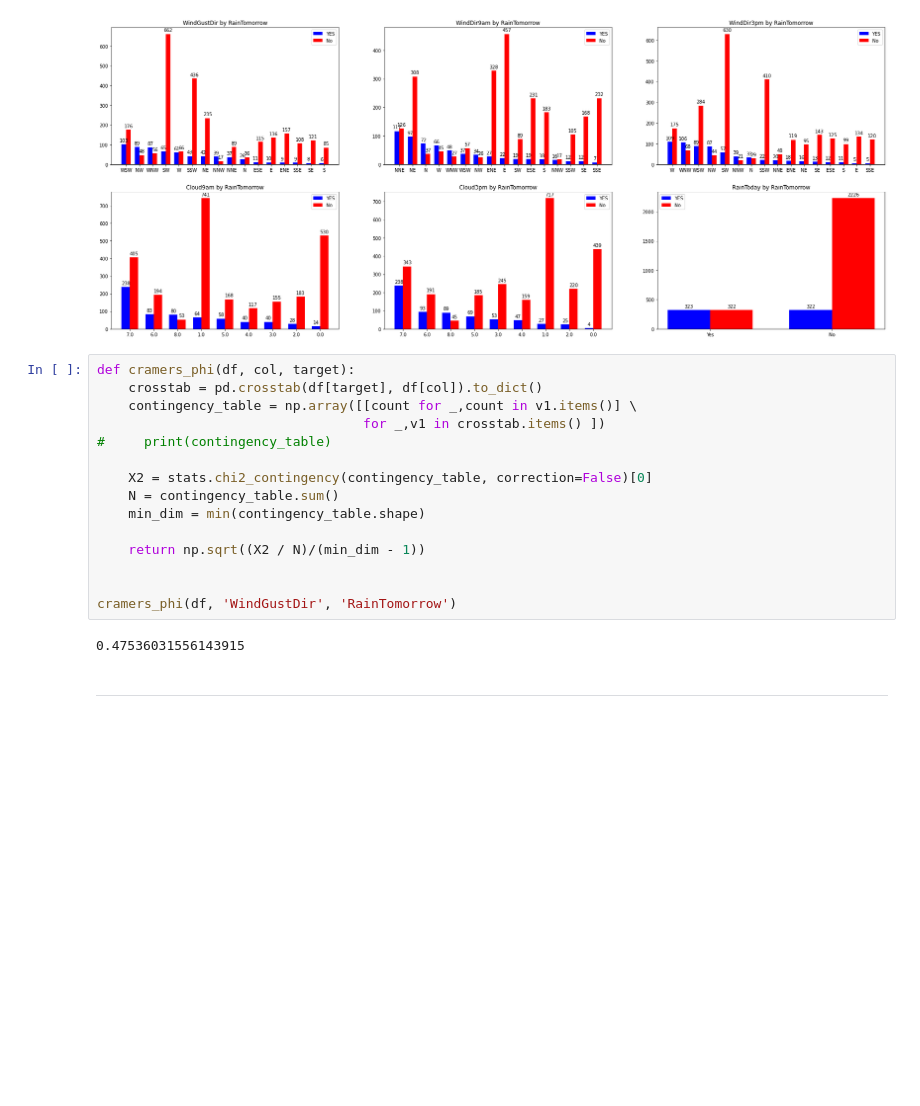
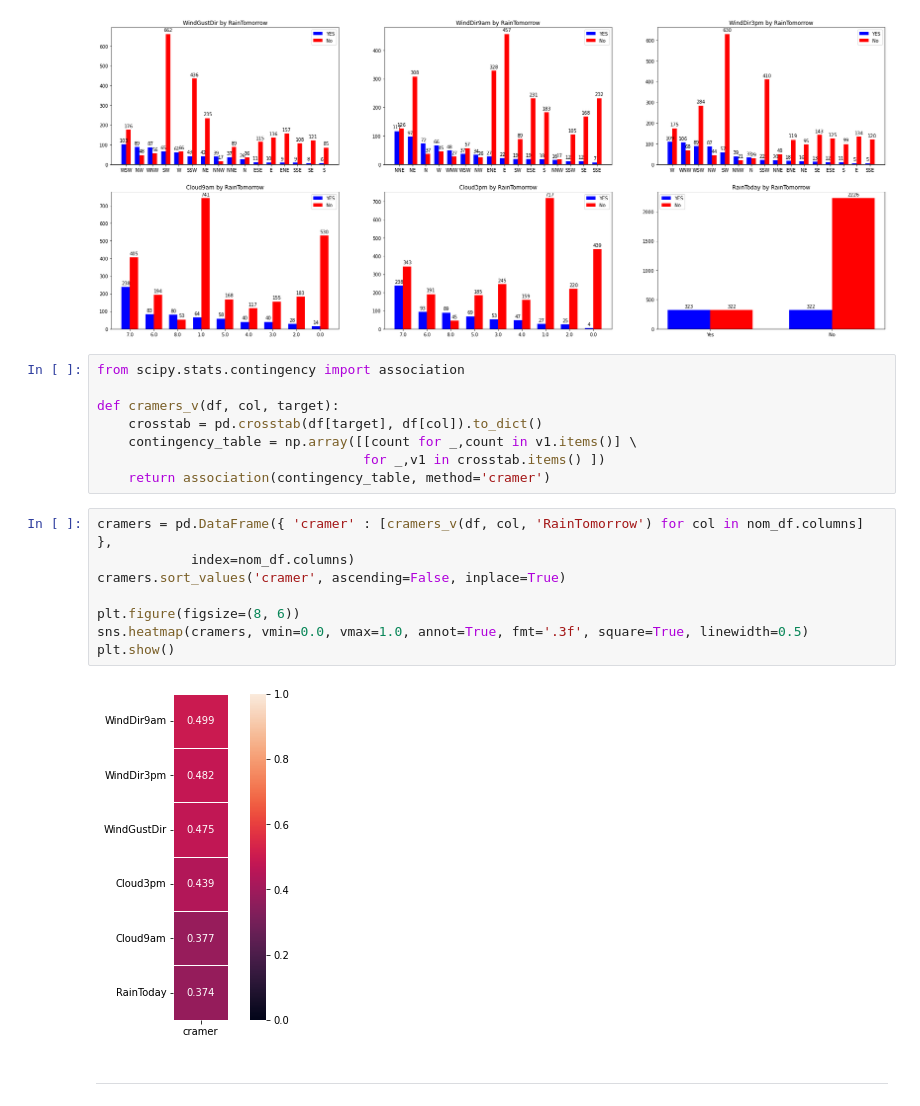
Before and after one commit to poolGolez/project-roosevelt, a Jupyter notebook: will-it-rain-in-perth.ipynb, the cells around one changed output. Drawn from its saved outputs; the diff is of its cells as text; blank space fills up the shorter version.

Commit message:
Plot heatmap for nominal attribute correlation

```diff
--- a/will-it-rain-in-perth.ipynb
+++ b/will-it-rain-in-perth.ipynb
@@ -1452,22 +1452,23 @@ plt.show()
 # %% [output]
 [figure]
 # %%
-def cramers_phi(df, col, target):
+from scipy.stats.contingency import association
+
+def cramers_v(df, col, target):
     crosstab = pd.crosstab(df[target], df[col]).to_dict()
     contingency_table = np.array([[count for _,count in v1.items()] \
                                   for _,v1 in crosstab.items() ])
-#     print(contingency_table)
-
-    X2 = stats.chi2_contingency(contingency_table, correction=False)[0]
-    N = contingency_table.sum()
-    min_dim = min(contingency_table.shape)
-
-    return np.sqrt((X2 / N)/(min_dim - 1))
-
-
-cramers_phi(df, 'WindGustDir', 'RainTomorrow')
+    return association(contingency_table, method='cramer')
-# %% [output]
-0.47536031556143915
+# %%
+cramers = pd.DataFrame({ 'cramer' : [cramers_v(df, col, 'RainTomorrow') for col in nom_df.columns] },
+            index=nom_df.columns)
+cramers.sort_values('cramer', ascending=False, inplace=True)
+
+plt.figure(figsize=(8, 6))
+sns.heatmap(cramers, vmin=0.0, vmax=1.0, annot=True, fmt='.3f', square=True, linewidth=0.5)
+plt.show()
+# %% [output]
+[figure, added]
 # %% [markdown]
 
 ---------------------------------------------------------------------------------------
```
Also changed, not shown: parts of 1 cell of this notebook.
